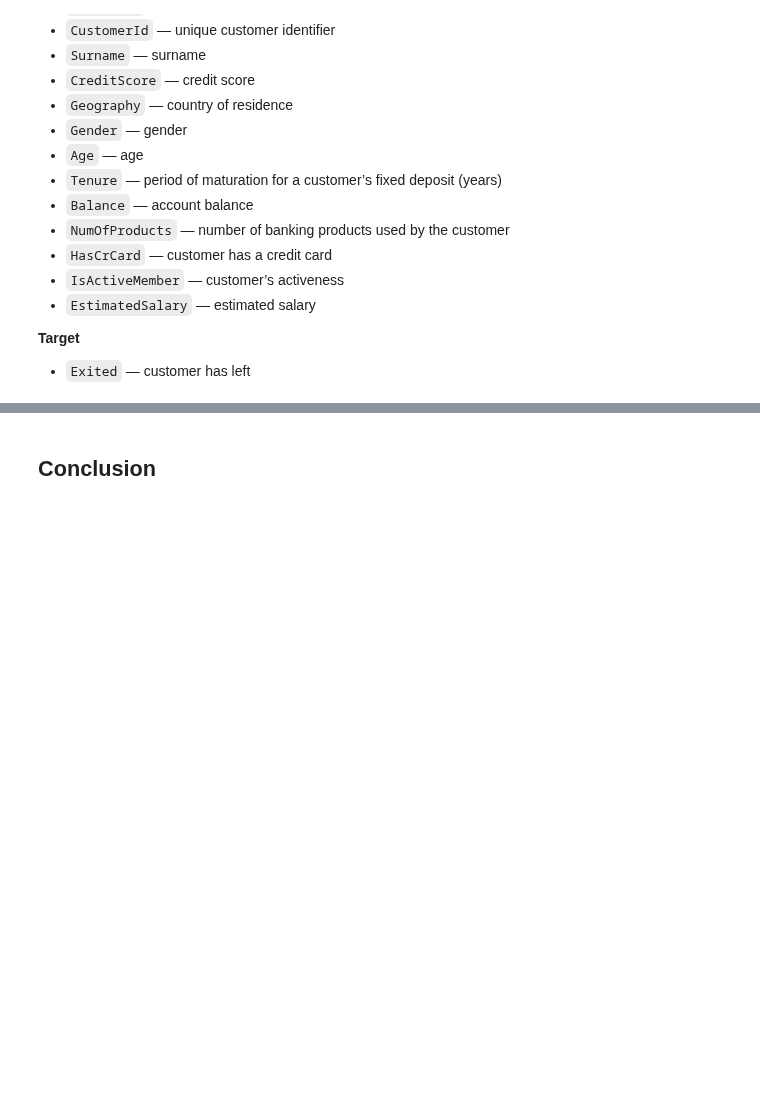
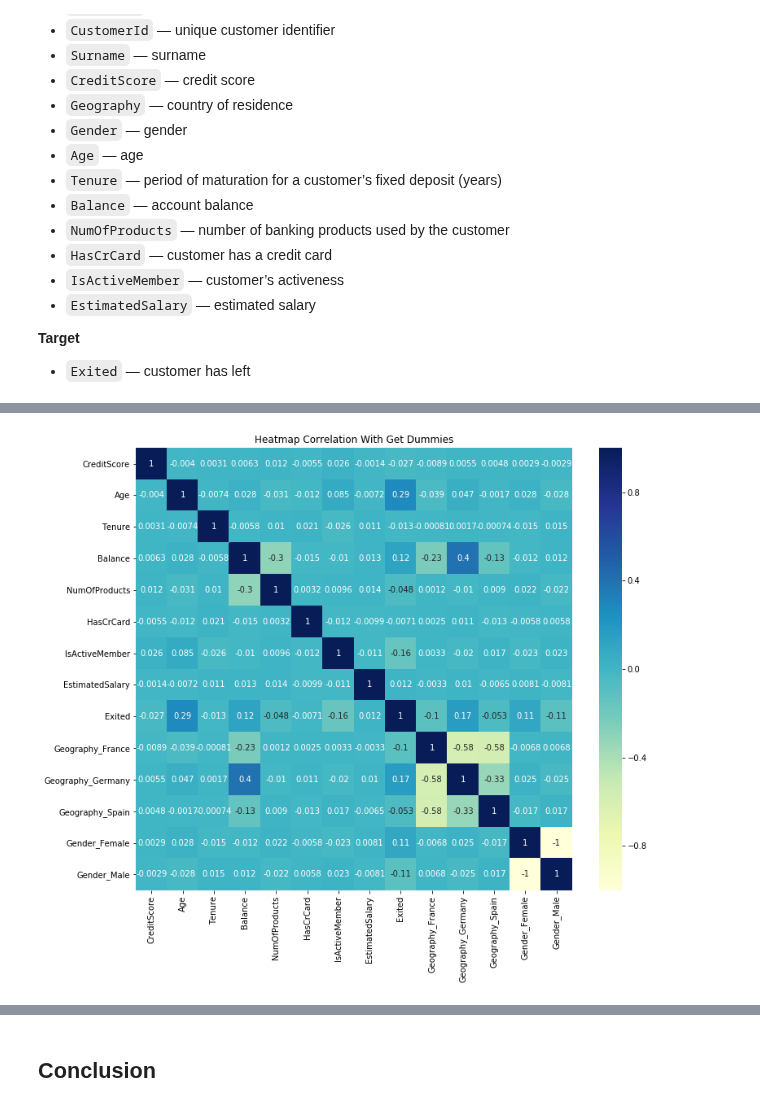
Before and after one commit to rainbowmoonlight/Yandex_Practicum_Projects, a Jupyter notebook: 07 Bank Churns ML Prediction - In Progress/Bank Churns Prediction Machine Learning.ipynb, the cells around one changed output, grey strips where cells are left out. Saved outputs shown, nothing was run; the diff lists cells and outputs as text; code cells hidden in the pictures; blank space fills up the shorter version.

```diff
--- a/07 Bank Churns ML Prediction - In Progress/Bank Churns Prediction Machine Learning.ipynb
+++ b/07 Bank Churns ML Prediction - In Progress/Bank Churns Prediction Machine Learning.ipynb
@@ -42,0 +197,2 @@ We are going to build a model with the maximum possible F1 score. We need an F1
+# %%
+df = df.drop(['RowNumber','CustomerId','Surname'], axis=1)
@@ -42,0 +210,2 @@ We are going to build a model with the maximum possible F1 score. We need an F1
+# %%
+df = pd.get_dummies(df)
@@ -42,0 +221,7 @@ We are going to build a model with the maximum possible F1 score. We need an F1
+# %%
+plt.figure(figsize=(12,10))
+sns.heatmap(df.corr(), annot=True, cmap="YlGnBu")
+plt.title("Heatmap Correlation With Get Dummies")
+plt.show()
+# %% [output]
+[figure, added]
```
Also changed, not shown: parts of 26 cells of this notebook.
